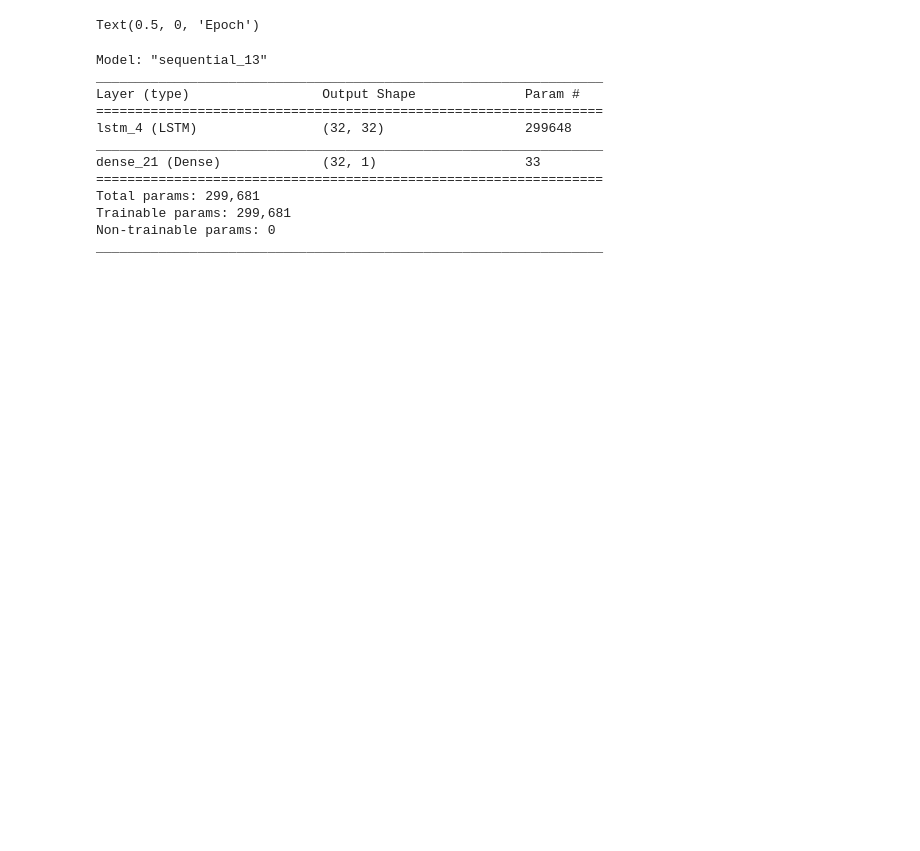
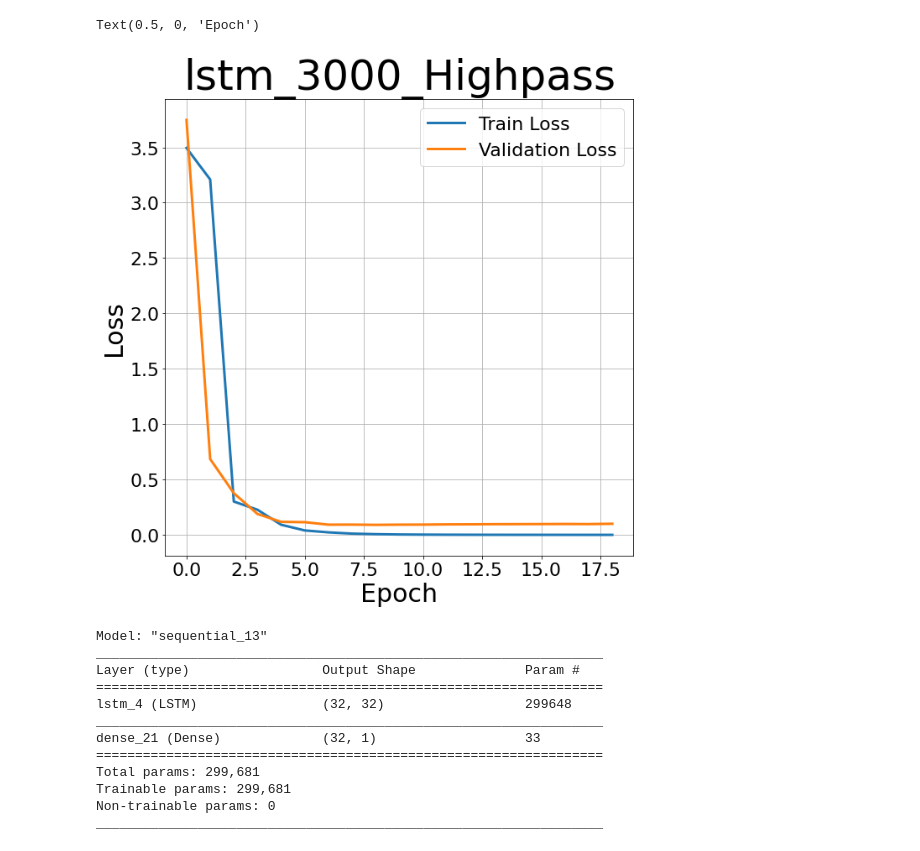
Before and after one commit to epic-research-group/das-to-discharge, a Jupyter notebook: LSTM_weights_visual.ipynb, the cells around one changed output. Cells and saved outputs as stored; diff of their text form; code cells hidden in the pictures; blank space fills up the shorter version.

```diff
--- a/LSTM_weights_visual.ipynb
+++ b/LSTM_weights_visual.ipynb
@@ -72,7 +87,7 @@ fig, ax = plt.subplots(nrows=1,
                          ncols=1,
                          sharey=False,
                          sharex=False,
-                         figsize=(20,20))
+                         figsize=(10,10))
 
 fig.patch.set_facecolor('white')
 
@@ -89,4 +102,5 @@ ax.set_xlabel('Epoch', size=30)
 Text(0.5, 0, 'Epoch')
+[figure, added]
 # %%
 lstm_model.summary()
 # %% [output]
```
Also changed, not shown: parts of 13 cells of this notebook, 2 other files.
